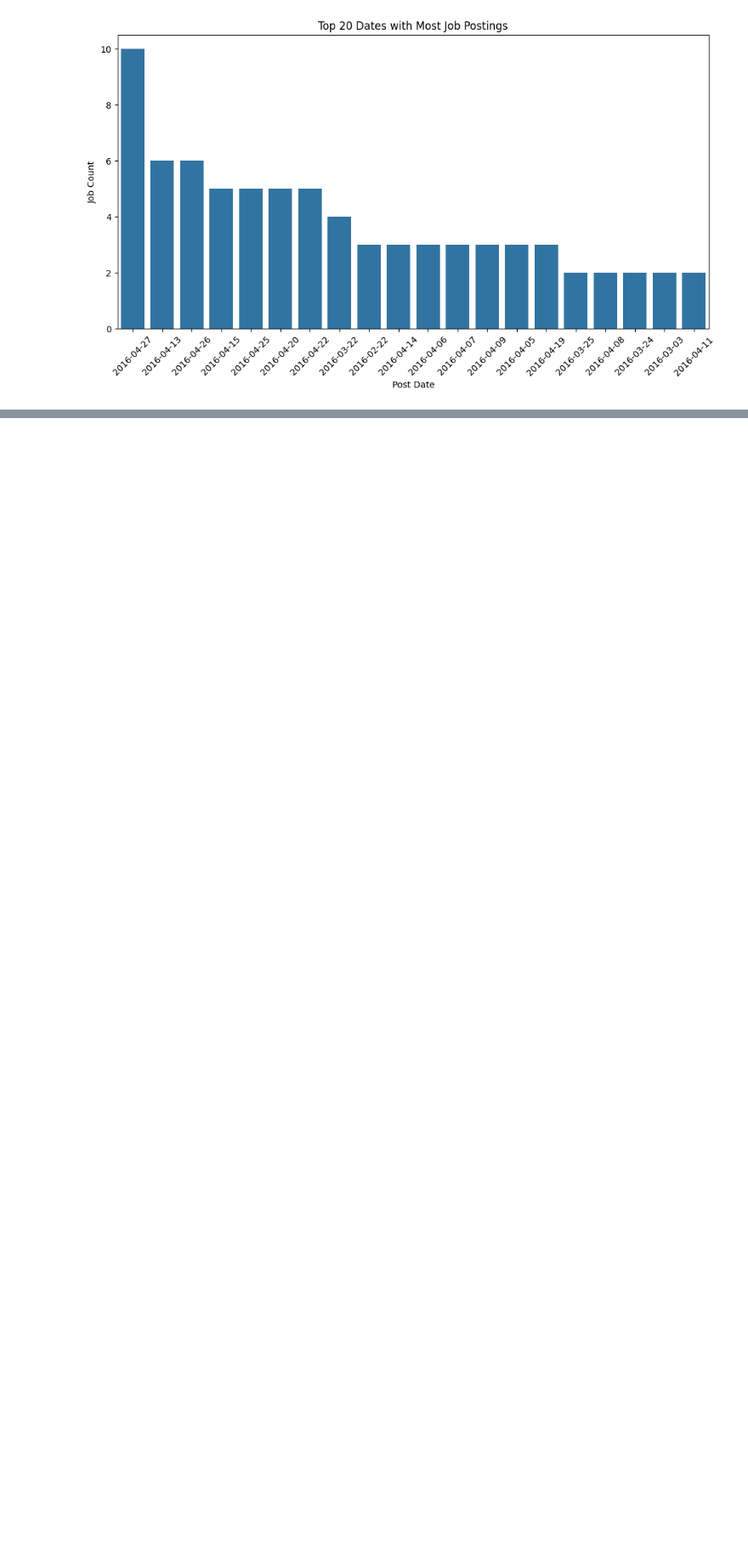
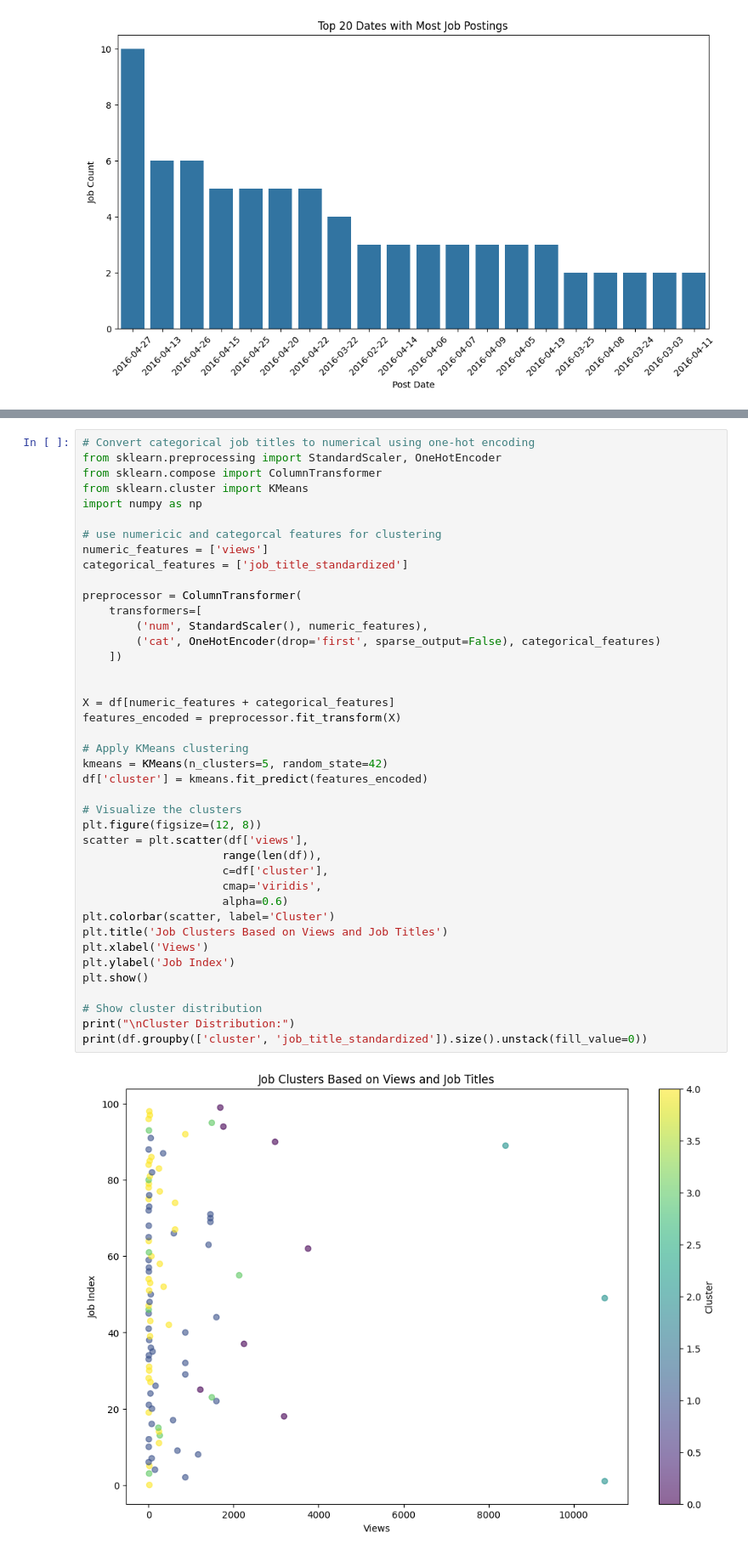
Before and after one commit to supremkc05/Global-Job-Market-Analytics, a Jupyter notebook: Notebooks/data-cleaning.ipynb, the cells around one changed output, grey strips where cells are left out. Shown at 85% size. Saved outputs shown, nothing was run; the diff lists cells and outputs as text; blank space fills up the shorter version.

```diff
--- a/Notebooks/data-cleaning.ipynb
+++ b/Notebooks/data-cleaning.ipynb
@@ -302,0 +321,43 @@ plt.show()
+# %%
+# Convert categorical job titles to numerical using one-hot encoding
+from sklearn.preprocessing import StandardScaler, OneHotEncoder
+from sklearn.compose import ColumnTransformer
+from sklearn.cluster import KMeans
+import numpy as np
+
+# use numericic and categorcal features for clustering
+numeric_features = ['views']
+categorical_features = ['job_title_standardized']
+
+preprocessor = ColumnTransformer(
+    transformers=[
+        ('num', StandardScaler(), numeric_features),
+        ('cat', OneHotEncoder(drop='first', sparse_output=False), categorical_features)
+    ])
+
+
+X = df[numeric_features + categorical_features]
+features_encoded = preprocessor.fit_transform(X)
+
+# Apply KMeans clustering
+kmeans = KMeans(n_clusters=5, random_state=42)
+df['cluster'] = kmeans.fit_predict(features_encoded)
+
+# Visualize the clusters
+plt.figure(figsize=(12, 8))
+scatter = plt.scatter(df['views'],
+                     range(len(df)),
+                     c=df['cluster'],
+                     cmap='viridis',
+                     alpha=0.6)
+plt.colorbar(scatter, label='Cluster')
+plt.title('Job Clusters Based on Views and Job Titles')
+plt.xlabel('Views')
+plt.ylabel('Job Index')
+plt.show()
+
+# Show cluster distribution
+print("\nCluster Distribution:")
+print(df.groupby(['cluster', 'job_title_standardized']).size().unstack(fill_value=0))
+# %% [output]
+[figure, added]
```
Also changed, not shown: parts of 4 cells of this notebook.
